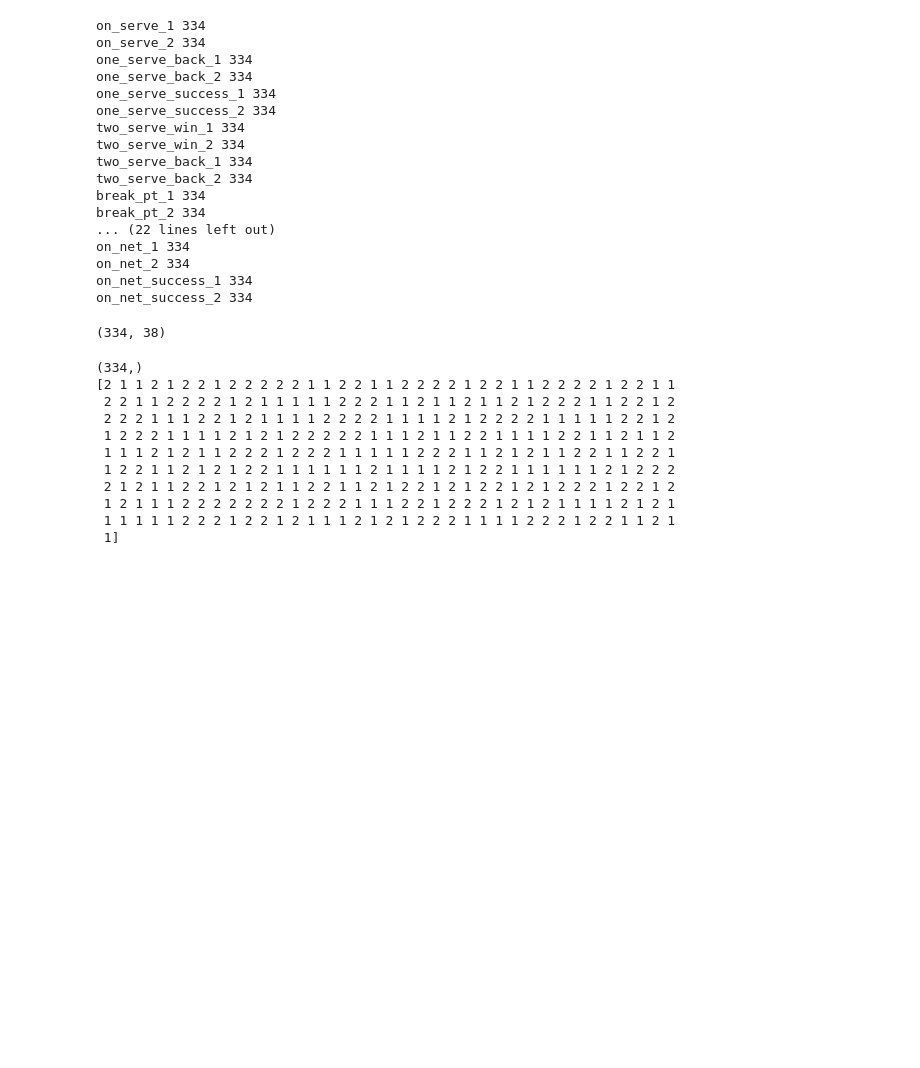
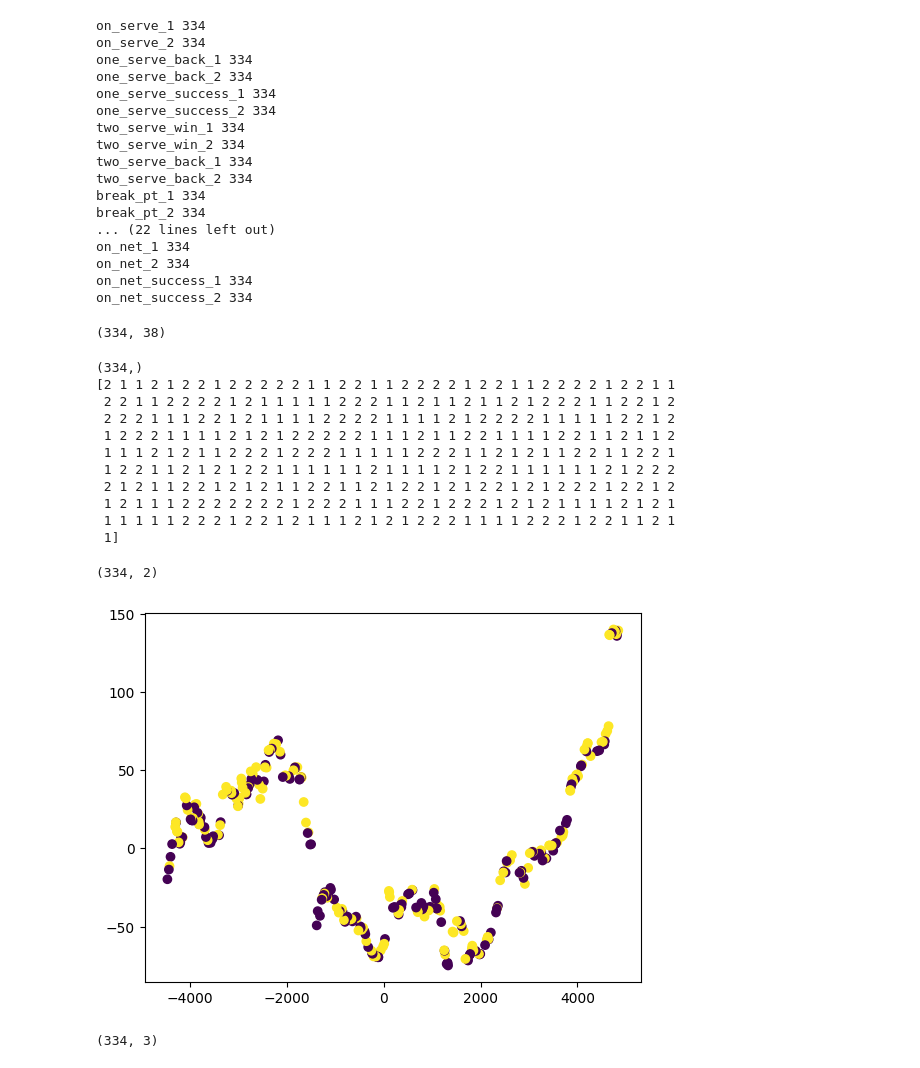
Before and after one commit to junqi1121/MCM-ICM, a Jupyter notebook: test-ljq.ipynb, the cells around one changed output. Saved outputs shown, nothing was run; the diff lists cells and outputs as text; code cells hidden in the pictures; blank space fills up the shorter version.

```diff
--- a/test-ljq.ipynb
+++ b/test-ljq.ipynb
@@ -415,3 +415,25 @@ print(train_label)
  1 2 1 1 1 2 2 2 2 2 2 2 1 2 2 2 1 1 1 2 2 1 2 2 2 1 2 1 2 1 1 1 1 2 1 2 1
  1 1 1 1 1 2 2 2 1 2 2 1 2 1 1 1 2 1 2 1 2 2 2 1 1 1 1 2 2 2 1 2 2 1 1 2 1
  1]
+# %%
+# 将train_data PCA降维
+from sklearn.decomposition import PCA
+pca = PCA(n_components=2)
+train_data_2 = pca.fit_transform(train_data)
+print(train_data_2.shape)
+# %% [output]
+(334, 2)
+# %%
+# 评价一下降维的效果
+import matplotlib.pyplot as plt
+plt.scatter(train_data_2[:, 0], train_data_2[:, 1], c=train_label)
+plt.show()
+# %% [output]
+[figure, added]
+# %%
+# 降维成3维
+pca = PCA(n_components=3)
+train_data_3 = pca.fit_transform(train_data)
+print(train_data_3.shape)
+# %% [output]
+(334, 3)
```
Also changed, not shown: parts of 4 cells of this notebook.
